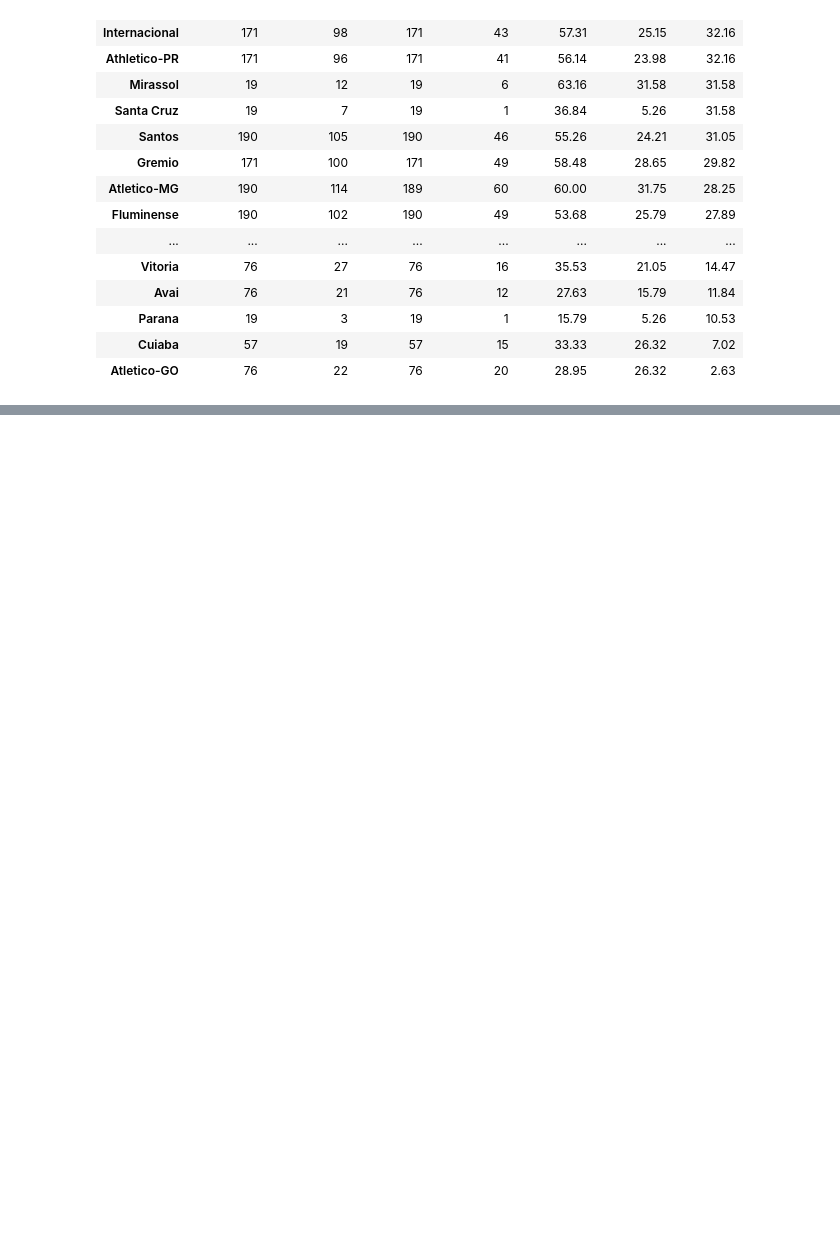
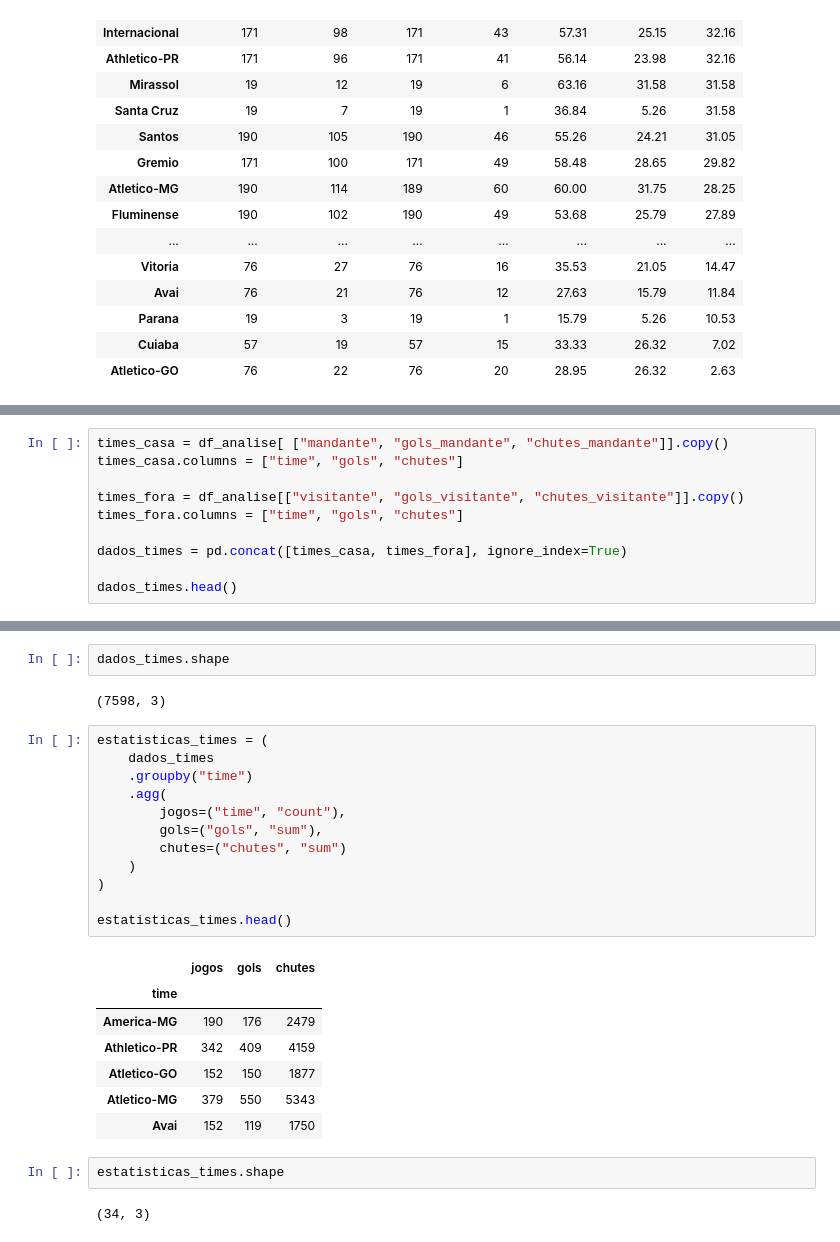
Before and after one commit to GustavoSarquis/Analise-Dataset-Brasileirao, a Jupyter notebook: analise_dados.ipynb, the cells around one changed output, grey strips where cells are left out. Cells and saved outputs as stored; diff of their text form; blank space fills up the shorter version.

```diff
--- a/analise_dados.ipynb
+++ b/analise_dados.ipynb
@@ -960,0 +993,10 @@ comparacao_casa_fora.sort_values("diferenca", ascending=False)
+# %%
+times_casa = df_analise[ ["mandante", "gols_mandante", "chutes_mandante"]].copy()
+times_casa.columns = ["time", "gols", "chutes"]
+
+times_fora = df_analise[["visitante", "gols_visitante", "chutes_visitante"]].copy()
+times_fora.columns = ["time", "gols", "chutes"]
+
+dados_times = pd.concat([times_casa, times_fora], ignore_index=True)
+
+dados_times.head()
@@ -960,0 +1010,28 @@ comparacao_casa_fora.sort_values("diferenca", ascending=False)
+# %%
+dados_times.shape
+# %% [output]
+(7598, 3)
+# %%
+estatisticas_times = (
+    dados_times
+    .groupby("time")
+    .agg(
+        jogos=("time", "count"),
+        gols=("gols", "sum"),
+        chutes=("chutes", "sum")
+    )
+)
+
+estatisticas_times.head()
+# %% [output]
+|  | jogos | gols | chutes |
+| time |  |  |  |
+| America-MG | 190 | 176 | 2479 |
+| Athletico-PR | 342 | 409 | 4159 |
+| Atletico-GO | 152 | 150 | 1877 |
+| Atletico-MG | 379 | 550 | 5343 |
+| Avai | 152 | 119 | 1750 |
+# %%
+estatisticas_times.shape
+# %% [output]
+(34, 3)
```
Also changed, not shown: parts of 17 cells of this notebook.
